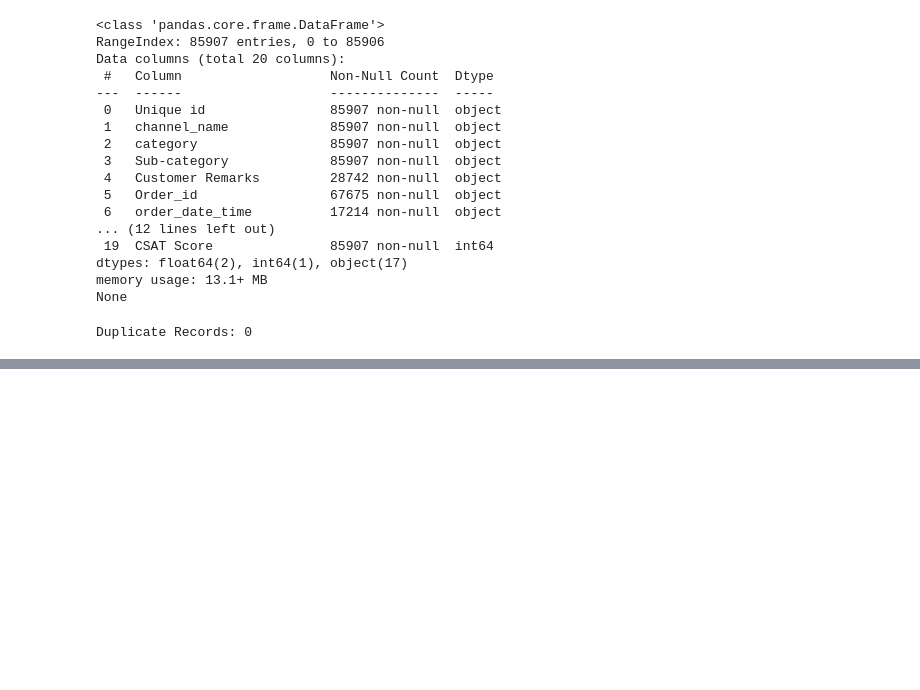
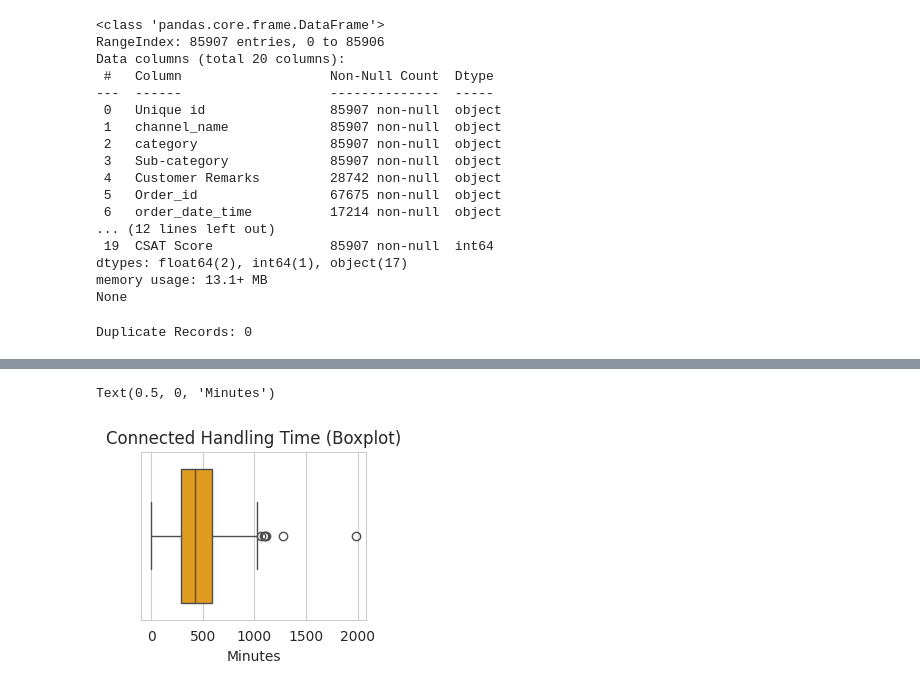
Before and after one commit to gajanan-nawle/Flipkart-CSAT-GenAI-Azure, a Jupyter notebook: Capstone_Project_Machine_Learning_&_GenAI_with_Microsoft_Azure.ipynb, the cells around one changed output, grey strips where cells are left out. Saved outputs shown, nothing was run; the diff lists cells and outputs as text; code cells hidden in the pictures; blank space fills up the shorter version.

```diff
--- a/Capstone_Project_Machine_Learning_&_GenAI_with_Microsoft_Azure.ipynb
+++ b/Capstone_Project_Machine_Learning_&_GenAI_with_Microsoft_Azure.ipynb
@@ -82,0 +187,9 @@ print(df['CSAT Score'].value_counts(normalize=True) * 100)
+# %%
+# 2. Handling Time Distribution (Checking for Outliers)
+plt.subplot(2, 2, 2)
+sns.boxplot(x=df['connected_handling_time'], color='orange')
+plt.title('Connected Handling Time (Boxplot)')
+plt.xlabel('Minutes')
+# %% [output]
+Text(0.5, 0, 'Minutes')
+[figure, added]
```
Also changed, not shown: parts of 13 cells of this notebook.
